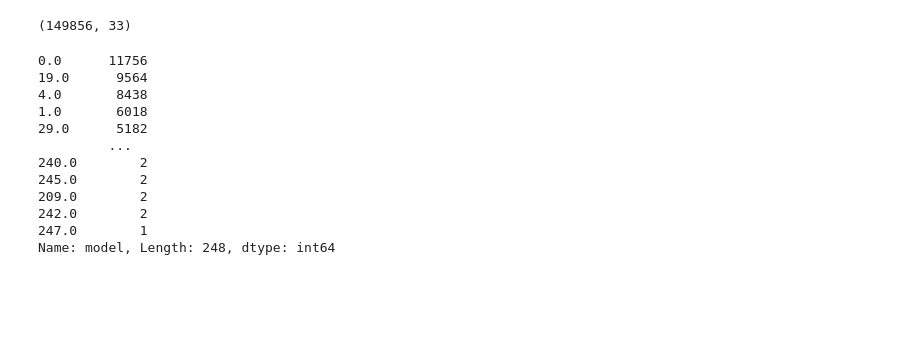
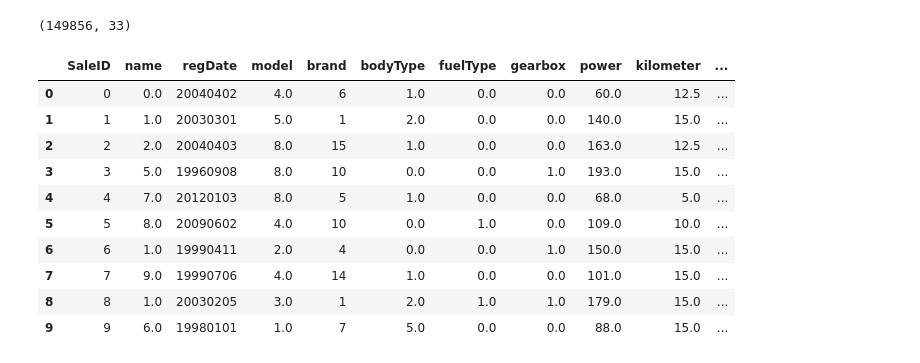
Before and after one commit to MHX1203/DataWhale-DataMining, a Jupyter notebook: Model_Construction.ipynb, the cells around one changed output. Cells and saved outputs as stored; diff of their text form; code cells hidden in the pictures; blank space fills up the shorter version.

```diff
--- a/Model_Construction.ipynb
+++ b/Model_Construction.ipynb
@@ -112,0 +142,10 @@ for col in skew_idx:
+# %%
+# 猜想相邻区域的编、汽车交易名称、汽车品牌应该具有较小的差异
+bining_feats = ['regionCode', 'model', 'name']
+data[bining_feats].info()
+
+for col in bining_feats:
+  # a = data[col].astype('float64')
+  bins = [np.percentile(data[col], i * 10) for i in range(11)]
+  # labels = range(10)
+  data[col] = pd.cut(data[col], bins=bins, labels=False)
@@ -115,18 +163,17 @@ train_data = data[:len(train_data)]
 train_data.shape
 # %% [output]
 (149856, 33)
-# %%
-train_data['model'].value_counts()
-# %% [output]
-0.0      11756
-19.0      9564
-4.0       8438
-1.0       6018
-29.0      5182
-         ...
-240.0        2
-245.0        2
-209.0        2
-242.0        2
-247.0        1
-Name: model, Length: 248, dtype: int64
+# %%
+data.head(10)
+# %% [output]
+|  | SaleID | name | regDate | model | brand | bodyType | fuelType | gearbox | power | kilometer | ... |
+| 0 | 0 | 0.0 | 20040402 | 4.0 | 6 | 1.0 | 0.0 | 0.0 | 60.0 | 12.5 | ... |
+| 1 | 1 | 1.0 | 20030301 | 5.0 | 1 | 2.0 | 0.0 | 0.0 | 140.0 | 15.0 | ... |
+| 2 | 2 | 2.0 | 20040403 | 8.0 | 15 | 1.0 | 0.0 | 0.0 | 163.0 | 12.5 | ... |
+| 3 | 3 | 5.0 | 19960908 | 8.0 | 10 | 0.0 | 0.0 | 1.0 | 193.0 | 15.0 | ... |
+| 4 | 4 | 7.0 | 20120103 | 8.0 | 5 | 1.0 | 0.0 | 0.0 | 68.0 | 5.0 | ... |
+| 5 | 5 | 8.0 | 20090602 | 4.0 | 10 | 0.0 | 1.0 | 0.0 | 109.0 | 10.0 | ... |
+| 6 | 6 | 1.0 | 19990411 | 2.0 | 4 | 0.0 | 0.0 | 1.0 | 150.0 | 15.0 | ... |
+| 7 | 7 | 9.0 | 19990706 | 4.0 | 14 | 1.0 | 0.0 | 0.0 | 101.0 | 15.0 | ... |
+| 8 | 8 | 1.0 | 20030205 | 3.0 | 1 | 2.0 | 1.0 | 1.0 | 179.0 | 15.0 | ... |
+| 9 | 9 | 6.0 | 19980101 | 1.0 | 7 | 5.0 | 0.0 | 0.0 | 88.0 | 15.0 | ... |
```
Also changed, not shown: parts of 16 cells of this notebook.
